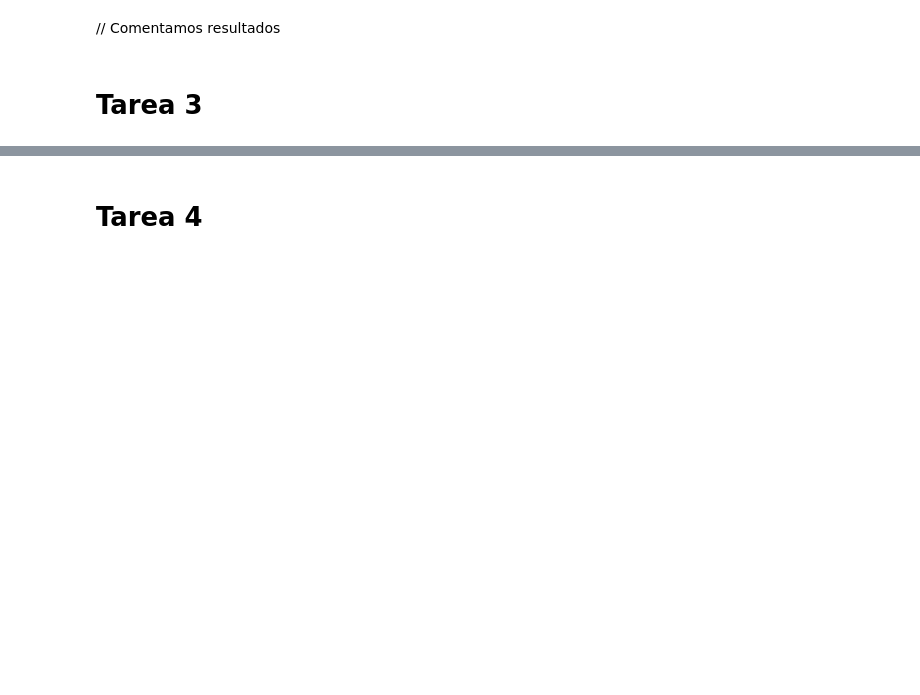
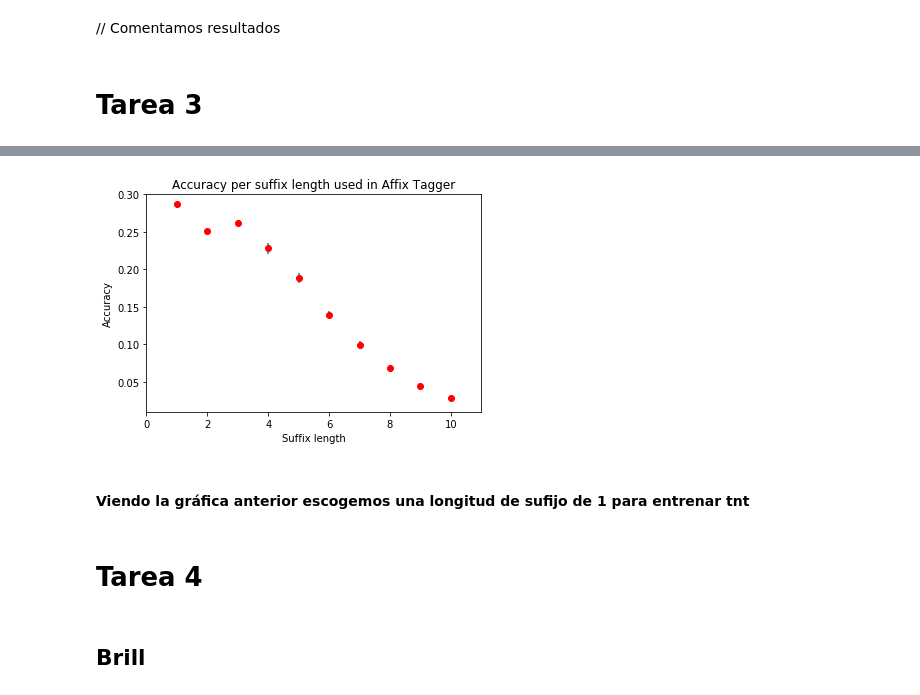
Before and after one commit to jiwidi/MIARFID, a Jupyter notebook: LC/final_lab/POS_tagigng.ipynb, the cells around one changed output, grey strips where cells are left out. Saved outputs shown, nothing was run; the diff lists cells and outputs as text; code cells hidden in the pictures; blank space fills up the shorter version.

```diff
--- a/LC/final_lab/POS_tagigng.ipynb
+++ b/LC/final_lab/POS_tagigng.ipynb
@@ -207,0 +254,28 @@ plt.show()
+# %%
+%%time
+# Entrenamos el Affix Tagger para distinta longitud de sufijo
+
+from nltk.tag import AffixTagger
+kf_fold = KFold(n_splits=10, shuffle=False)
+results_affix_processed = [] # Global results of each 10-fold
+intervals_affix_processed = [] # Global intervals of each 10-fold
+for n in range(-10,0):
+    tmp_results = []
+    for train_index, test_index in kf_fold.split(processed_corpus):
+        #Split data
+        training_cv = np.take(processed_corpus,train_index).tolist()
+        test_cv = np.take(processed_corpus,test_index).tolist()
+        #Affix Tagger
+        sufix_tagger = AffixTagger(training_cv,affix_length=-n)
+        v = sufix_tagger.evaluate(test_cv)
+        tmp_results.append(v)
+
+    # Global result
+    avg_results = sum(tmp_results)/len(tmp_results)
+    results_affix_processed.append(avg_results)
+    # Global interval
+    tmp_global_ic = 0
+    for i in range(10):
+        tmp_global_ic += (tmp_results[i] - avg_results) **2
+    tmp_global_ic = 1.96*math.sqrt(tmp_global_ic/len(tmp_results))
+    intervals_affix_processed.append(tmp_global_ic)
@@ -207,0 +285,16 @@ plt.show()
+# %%
+xticks = [-i for i in range(-10,0)]
+x=xticks
+y=results_affix_processed # results es una lista con los resultados de cada experimento
+plt.axis([0, 11, 0.01, 0.30])
+plt.ylabel('Accuracy')
+plt.xlabel('Suffix length')
+plt.title('Accuracy per suffix length used in Affix Tagger')
+plt.plot(x,y,'ro')
+Tic=intervals_affix_processed# Lista con los intervalos de confianza
+plt.errorbar(x,y,yerr=Tic,linestyle='None')
+plt.show()
+# %% [output]
+[figure, added]
+# %% [markdown]
+#### Viendo la gráfica anterior escogemos una longitud de sufijo de 1 para entrenar tnt
@@ -208,5 +323,7 @@ plt.show()
 # %% [markdown]
 # Tarea 4
+# %% [markdown]
+## Brill
 # %%
 %%time
 train = processed_corpus[:int(0.9*len(corpus))]
```
Also changed, not shown: parts of 24 cells of this notebook.
